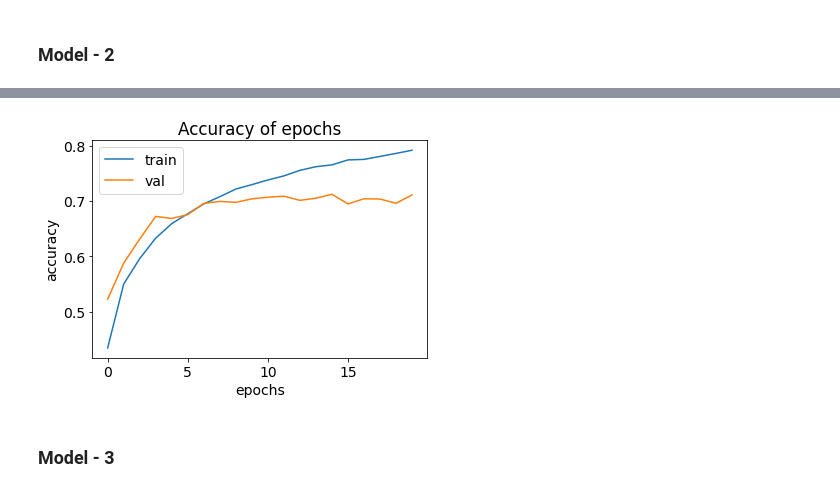
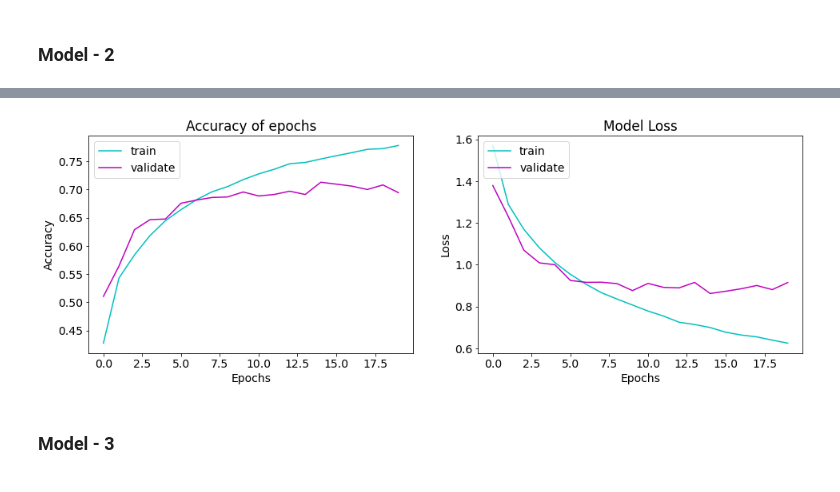
Before and after one commit to Miillya/Geekbrains, a Jupyter notebook: Введение в нейронные сети/Урок 4. Сверточные нейронные сети/hw_04.ipynb, the cells around one changed output, grey strips where cells are left out. Cells and saved outputs as stored; diff of their text form; code cells hidden in the pictures.

```diff
--- a/Введение в нейронные сети/Урок 4. Сверточные нейронные сети/hw_04.ipynb
+++ b/Введение в нейронные сети/Урок 4. Сверточные нейронные сети/hw_04.ipynb
@@ -238,13 +241,7 @@ Test accuracy: 0.9034000039100647
-# %%
-plt.plot(history_2.history['accuracy'], label='train')
-plt.plot(history_2.history['val_accuracy'], label='val')
-plt.legend()
-plt.xlabel('epochs')
-plt.ylabel('accuracy')
-plt.title('Accuracy of epochs')
-plt.show()
-# %% [output]
-[figure, removed]
+# %%
+plot_model(history_2)
+# %% [output]
+[figure, added]
 # %% [markdown]
 ### Model - 3
 # %%
```
Also changed, not shown: parts of 37 cells of this notebook.
